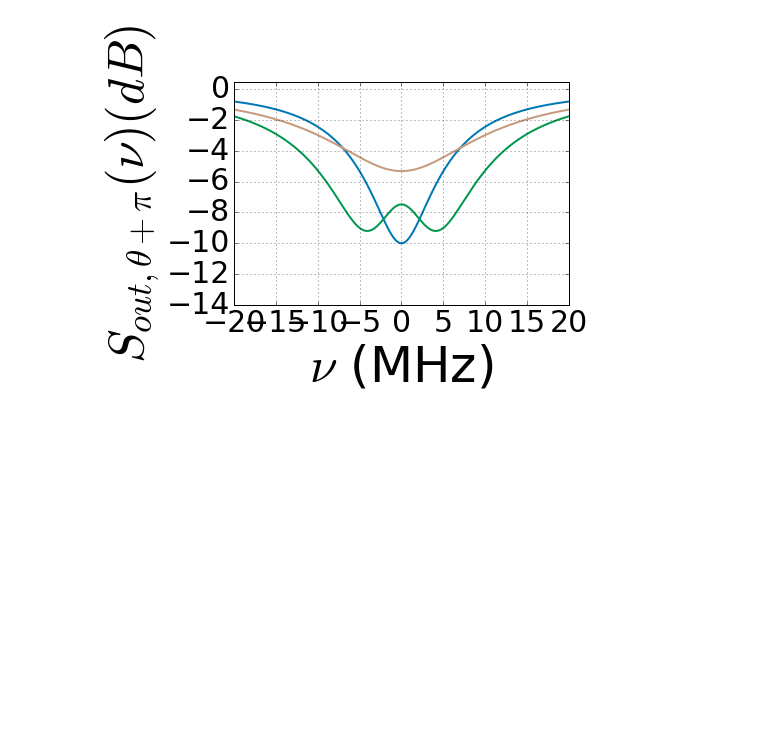
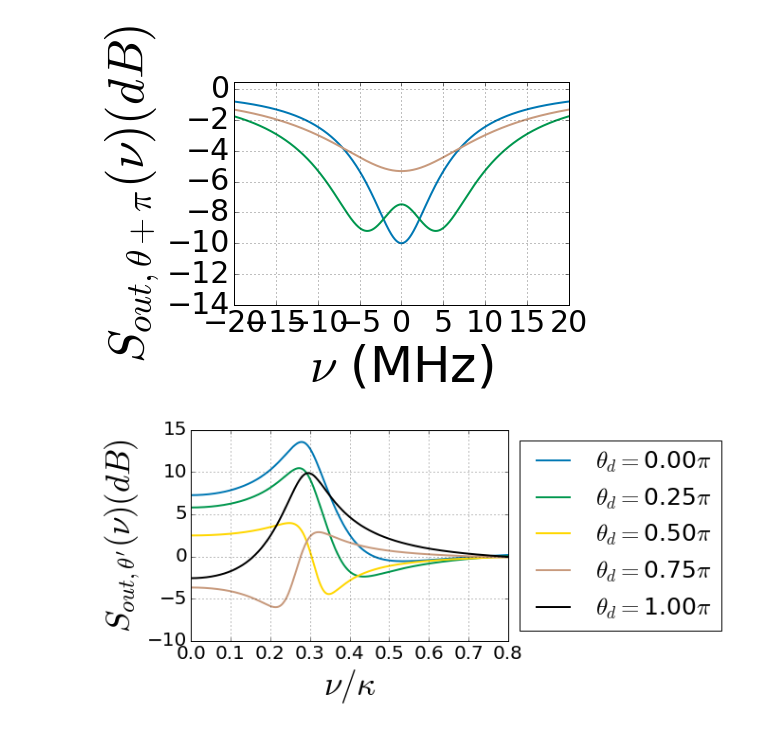
Before and after one commit to nemetniki/DPA, a Jupyter notebook: Squeezing.ipynb, the cells around one changed output. Drawn from its saved outputs; the diff is of its cells as text; code cells hidden in the pictures; blank space fills up the shorter version.

```diff
--- a/Squeezing.ipynb
+++ b/Squeezing.ipynb
@@ -287,7 +287,7 @@ def Grav_plot(Ntheta,freqmin,freqmax,freqres,kappa,rb,L,phi,ktau,delta,x,gampara
     plt.xticks(fontsize = 20.)
     plt.yticks(fontsize = 20.)
     plt.xlim(freqmin,freqmax)
-    plt.ylim(-10.,10)
+    plt.ylim(-10.,15)
     plt.show()
 
     #param, pcov = curve_fit(Grav_theta, freq, theta,p0=[55.])
@@ -308,27 +308,29 @@ def Grav_plot(Ntheta,freqmin,freqmax,freqres,kappa,rb,L,phi,ktau,delta,x,gampara
 def Grav_theta(om,gamma):
     return -np.arctan((om)**2*(gamma**2+(om)**2)/2/gamma**4)*2/pi+1
 # %%
-#%matplotlib inline
+%matplotlib inline
 from ipywidgets import interactive
 from IPython.display import display
 import ipywidgets as widgets
 
 Ntheta_box   = widgets.IntText(value = 5, description='$N_{\\theta}$')
 freqmin_box  = widgets.FloatText(value = 0, description='$\\nu_{min}$')
-freqmax_box  = widgets.FloatText(value = 2.5, description='$\\nu_{max}$')
+freqmax_box  = widgets.FloatText(value = 0.8, description='$\\nu_{max}$')
 freqres_box  = widgets.FloatText(value = 100000, description='$N_{\\nu}$')
 kappa_box    = widgets.FloatText(value = 1, description='$\kappa (2\pi$ MHz$)$')
-rb_slider    = widgets.FloatSlider(value = 0.2, min=0., max=1., step=0.01, description='$\kappa_b (\kappa)$')
-L_slider     = widgets.FloatSlider(value = 5., min=0., max=100., step=1., description='$L (\%)$')
-phi_slider   = widgets.FloatSlider(value = -0.29, min=-1., max=1., step=0.01, description='$\phi (\pi)$')
-ktau_slider  = widgets.FloatSlider(value = 2, min=0., max=4., step=0.01, description='$\kappa\\tau$')
-delta_slider = widgets.FloatSlider(value = -0.2, min=-1., max=1., step=0.01, description='$\Delta (\kappa)$')
+rb_slider    = widgets.FloatSlider(value = 0.5, min=0., max=1., step=0.01, description='$\kappa_b (\kappa)$')
+L_slider     = widgets.FloatSlider(value = 10., min=0., max=100., step=1., description='$L (\%)$')
+phi_slider   = widgets.FloatSlider(value = -0.75, min=-1., max=1., step=0.01, description='$\phi (\pi)$')
+ktau_slider  = widgets.FloatSlider(value = 1, min=0., max=4., step=0.01, description='$\kappa\\tau$')
+delta_slider = widgets.FloatSlider(value = 0, min=-1., max=1., step=0.01, description='$\Delta (\kappa)$')
 x_slider     = widgets.FloatSlider(value = 0.5, min=0., max=2., step=0.01, description='$|\epsilon| (\kappa)$')
 gamparam_slider = widgets.FloatSlider(value = 0.8, min=0., max=5., step=0.01, description='$\gamma$ parameter')
 
 wgrav = interactive(Grav_plot,Ntheta=Ntheta_box,freqmin=freqmin_box,freqmax=freqmax_box,freqres=freqres_box,kappa=kappa_box,L=L_slider,\
                 phi = phi_slider,x = x_slider,rb = rb_slider,ktau = ktau_slider,delta=delta_slider,gamparam=gamparam_slider)
 display(wgrav)
+# %% [output]
+[figure, added]
 # %%
 #%matplotlib inline
 import numpy as np
```
Also changed, not shown: parts of 1 cell of this notebook.
